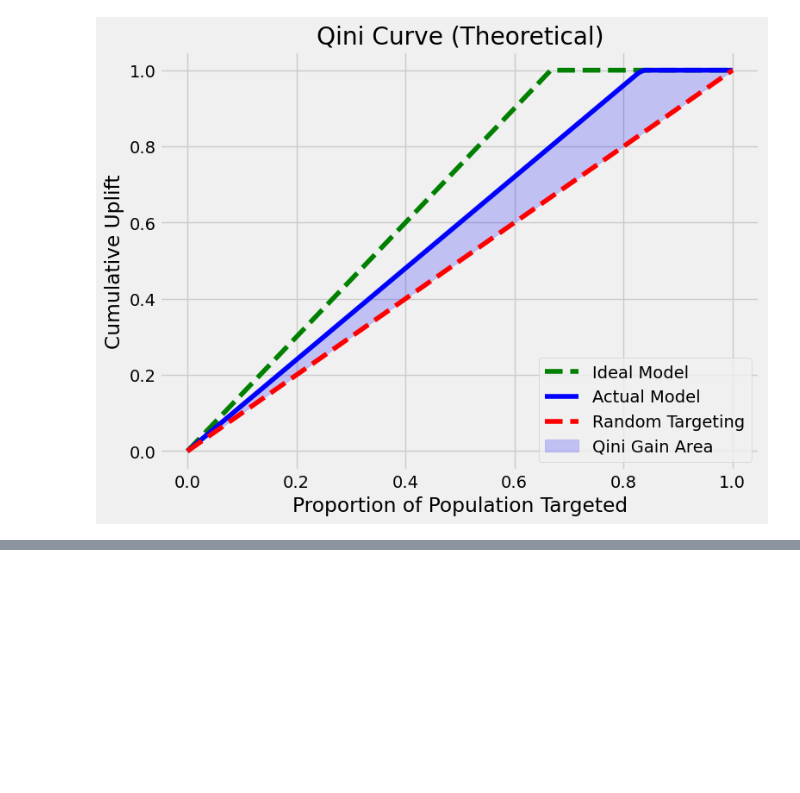
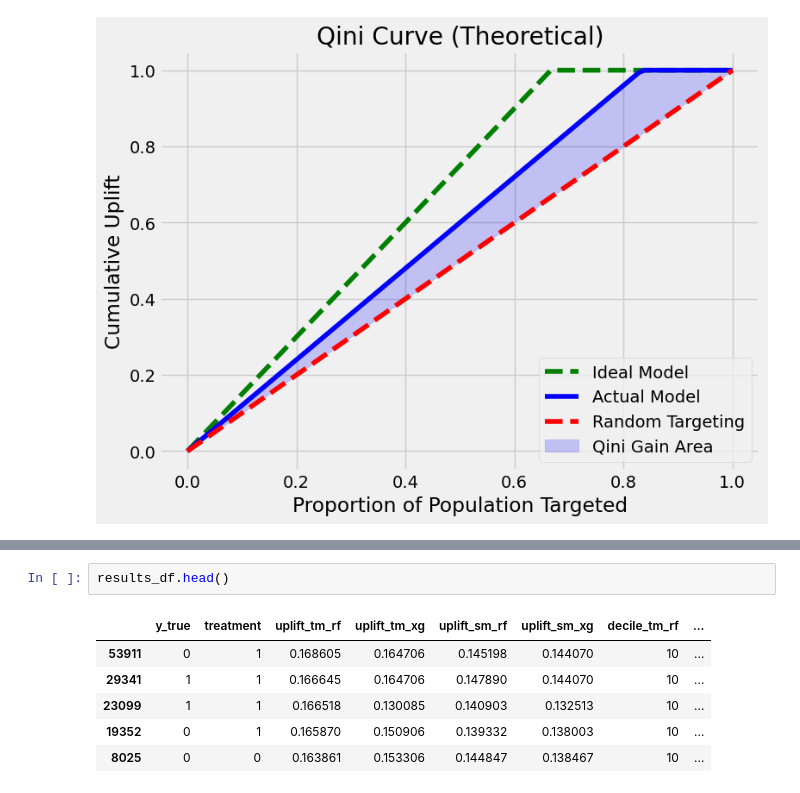
Before and after one commit to jwalluww/Medium_Articles, a Jupyter notebook: CausalInference/CauasalMLUpliftPart1.ipynb, the cells around one changed output, grey strips where cells are left out. Cells and saved outputs as stored; diff of their text form; blank space fills up the shorter version.

```diff
--- a/CausalInference/CauasalMLUpliftPart1.ipynb
+++ b/CausalInference/CauasalMLUpliftPart1.ipynb
@@ -689,0 +719,9 @@ plt.show()
+# %%
+results_df.head()
+# %% [output]
+|  | y_true | treatment | uplift_tm_rf | uplift_tm_xg | uplift_sm_rf | uplift_sm_xg | decile_tm_rf | ... |
+| 53911 | 0 | 1 | 0.168605 | 0.164706 | 0.145198 | 0.144070 | 10 | ... |
+| 29341 | 1 | 1 | 0.166645 | 0.164706 | 0.147890 | 0.144070 | 10 | ... |
+| 23099 | 1 | 1 | 0.166518 | 0.130085 | 0.140903 | 0.132513 | 10 | ... |
+| 19352 | 0 | 1 | 0.165870 | 0.150906 | 0.139332 | 0.138003 | 10 | ... |
+| 8025 | 0 | 0 | 0.163861 | 0.153306 | 0.144847 | 0.138467 | 10 | ... |
```
Also changed, not shown: parts of 17 cells of this notebook.
